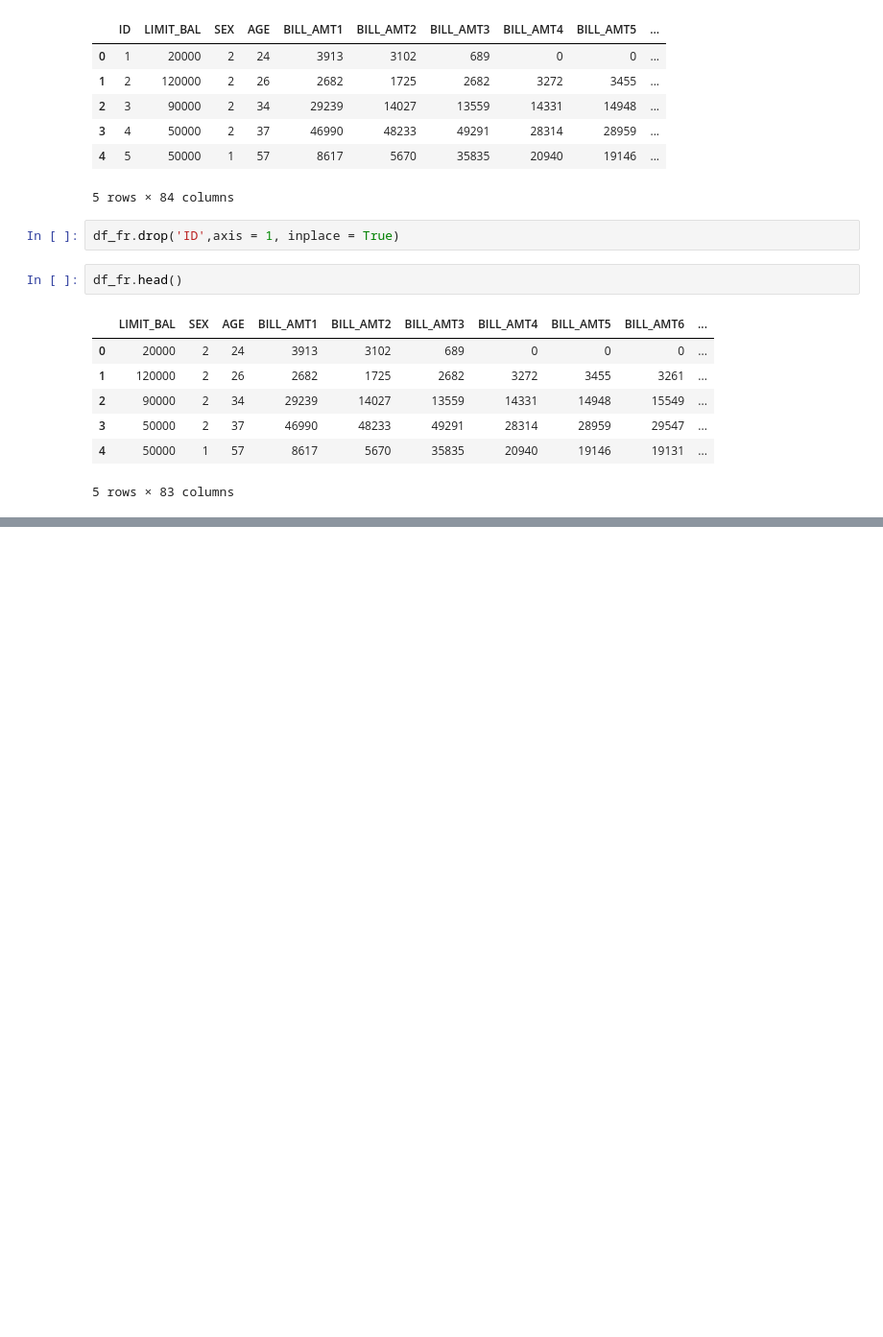
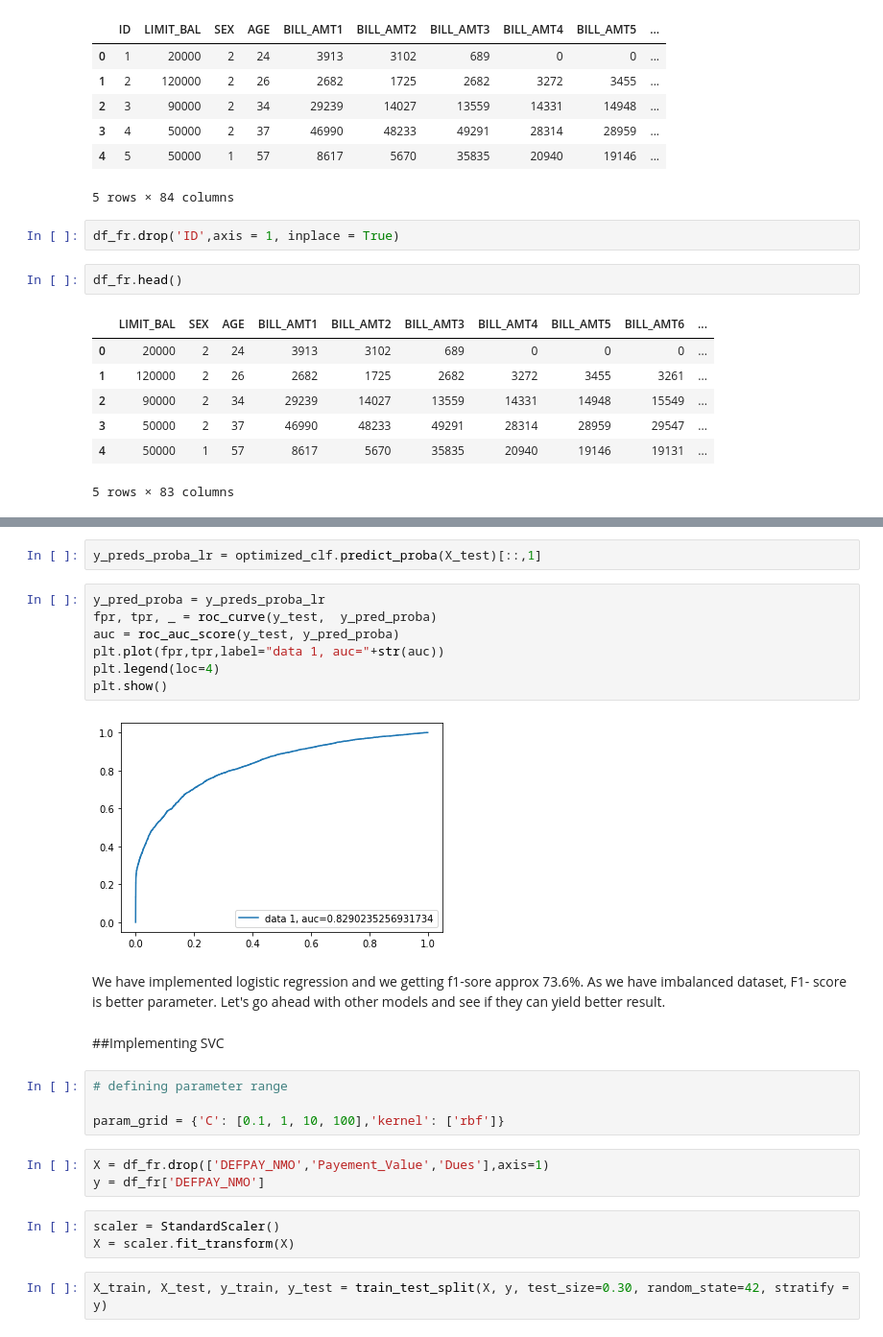
Before and after one commit to Shubham-naik-ai/Credit-Card-Default-Prediction, a Jupyter notebook: Copy_of_Credit_Card_Default_Prediction_Capstone_Project.ipynb, the cells around one changed output, grey strips where cells are left out. Shown at 96% size. Cells and saved outputs as stored; diff of their text form; blank space fills up the shorter version.

```diff
--- a/Copy_of_Credit_Card_Default_Prediction_Capstone_Project.ipynb
+++ b/Copy_of_Credit_Card_Default_Prediction_Capstone_Project.ipynb
@@ -608,0 +739,27 @@ df_fr.head()
+# %%
+y_preds_proba_lr = optimized_clf.predict_proba(X_test)[::,1]
+# %%
+y_pred_proba = y_preds_proba_lr
+fpr, tpr, _ = roc_curve(y_test,  y_pred_proba)
+auc = roc_auc_score(y_test, y_pred_proba)
+plt.plot(fpr,tpr,label="data 1, auc="+str(auc))
+plt.legend(loc=4)
+plt.show()
+# %% [output]
+[figure, added]
+# %% [markdown]
+We have implemented logistic regression and we getting f1-sore approx 73.6%. As we have imbalanced dataset, F1- score is better parameter. Let's go ahead with other models and see if they can yield better result.
+# %% [markdown]
+##Implementing SVC
+# %%
+# defining parameter range
+
+param_grid = {'C': [0.1, 1, 10, 100],'kernel': ['rbf']}
+# %%
+X = df_fr.drop(['DEFPAY_NMO','Payement_Value','Dues'],axis=1)
+y = df_fr['DEFPAY_NMO']
+# %%
+scaler = StandardScaler()
+X = scaler.fit_transform(X)
+# %%
+X_train, X_test, y_train, y_test = train_test_split(X, y, test_size=0.30, random_state=42, stratify = y)
```
Also changed, not shown: parts of 29 cells of this notebook.
